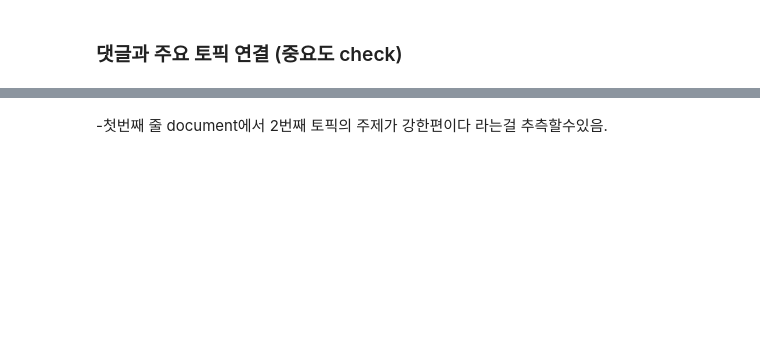
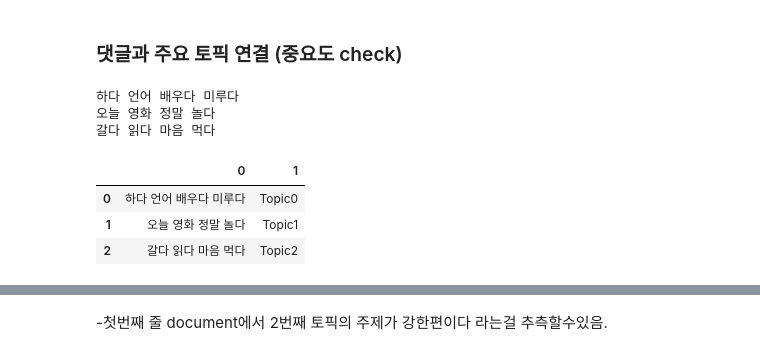
Before and after one commit to SSSanga/study_data_analytics, a Jupyter notebook: codes/NLP/LDA_sklearn.ipynb, the cells around one changed output, grey strips where cells are left out. Cells and saved outputs as stored; diff of their text form; code cells hidden in the pictures; blank space fills up the shorter version.

```diff
--- a/codes/NLP/LDA_sklearn.ipynb
+++ b/codes/NLP/LDA_sklearn.ipynb
@@ -89,5 +119,5 @@ dictionary_list=vectorizer.get_feature_names_out() # vectorizer에 fit한 글자
 # %%
 import pandas as pd
 # %%
-df_datas = [topics_list, dictionary_list]
-df_topics = pd.DataFrame(df_datas)
+# df_datas = [topics_list, dictionary_list] # 2차원 계열로 넣는다.
+# df_topics = pd.DataFrame(df_datas)
@@ -177,2 +161,30 @@ TypeError: '<' not supported between instances of 'numpy.ndarray' and 'str'
 # %% [markdown]
 ### 댓글과 주요 토픽 연결 (중요도 check)
+# %%
+### 1. 상위 단어 추출 _ 배열식으로 되어있음. lda_model.components_의 order by 필요 이걸 for문으로 돌려서 뽑아낸다.
+topics_list=list()
+for topic in lda_model.components_ :
+    df_datas = [topic, dictionary_list]
+    df_topics = pd.DataFrame(df_datas)
+    df_topics = df_topics.T
+    df_topics = df_topics.sort_values(0, ascending=False) # 0 : column임.
+    # print(df_topics[:3])
+    ### 2. topic에 해당하는 단어들을 떼서 looping돌면서 가져오기
+    ### 1번 column으로 가져오기
+    topics_text = ' '.join(df_topics[1].values[:4]) # Series로 가져오기.
+    # keyword들을 더 많이 뽑고싶다면 .values[:word]원하는만큼
+    print(topics_text)
+    topics_list.append(topics_text)
+# %% [output]
+하다 언어 배우다 미루다
+오늘 영화 정말 놀다
+갈다 읽다 마음 먹다
+# %%
+topics_list_add = [topics_list, ['Topic0', 'Topic1', 'Topic2']]
+df_topic_keyword = pd.DataFrame(topics_list_add)
+df_topic_keyword.T
+# %% [output]
+|  | 0 | 1 |
+| 0 | 하다 언어 배우다 미루다 | Topic0 |
+| 1 | 오늘 영화 정말 놀다 | Topic1 |
+| 2 | 갈다 읽다 마음 먹다 | Topic2 |
```
Also changed, not shown: parts of 24 cells of this notebook, 7 other files.
